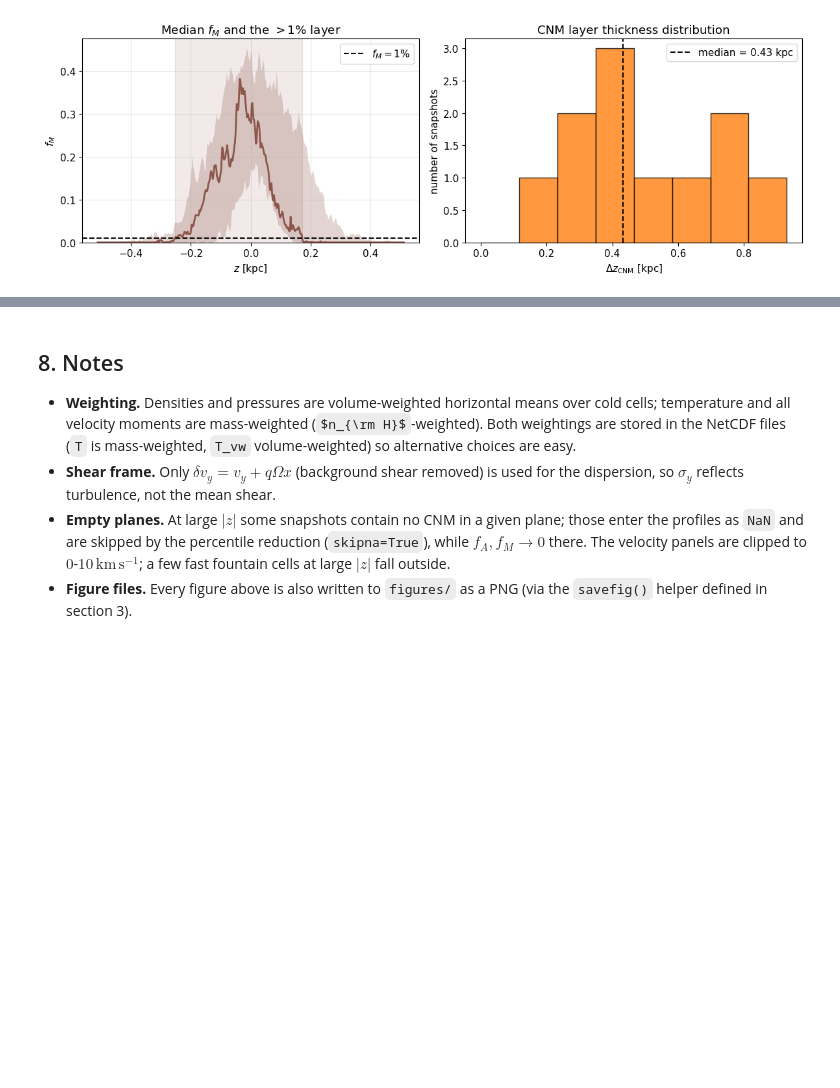
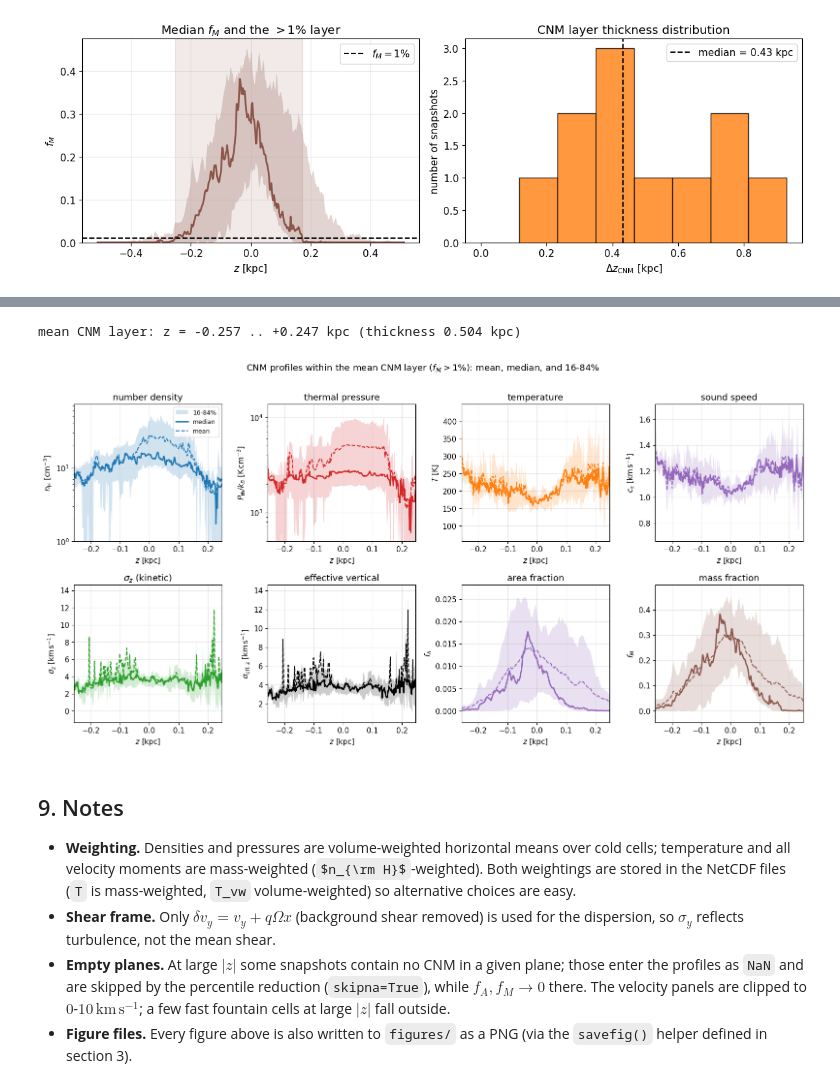
Before and after one commit to PrincetonUniversity/astro-tigress, a Jupyter notebook: notebooks/cnm_vertical_profiles.ipynb, the cells around one changed output, grey strips where cells are left out. Drawn from its saved outputs; the diff is of its cells as text; code cells hidden in the pictures; some formulas as TeX source; blank space fills up the shorter version.

```diff
--- a/notebooks/cnm_vertical_profiles.ipynb
+++ b/notebooks/cnm_vertical_profiles.ipynb
@@ -358,5 +367,71 @@ savefig(fig, "cnm_layer_thickness.png")
+# %%
+# snapshot-mean profile (companion to the median/percentiles in `stat`)
+meands = comb.mean(dim="ivtk", skipna=True)
+
+# the "mean CNM layer": average boundaries from section 7
+zL = float(np.nanmean(zbot))   # mean layer bottom [kpc]
+zH = float(np.nanmean(ztop))   # mean layer top    [kpc]
+zsel = (np.asarray(zkpc) >= zL) & (np.asarray(zkpc) <= zH)
+print(f"mean CNM layer: z = {zL:+.3f} .. {zH:+.3f} kpc (thickness {zH - zL:.3f} kpc)")
+
+
+def plot_layer(ax, name, color="C0", logy=False, title="", ylabel="", ymin=None):
+    # median (solid) + mean (dashed) + 16-84 band, restricted to the mean layer
+    med = stat[name].sel(quantile=0.50)
+    lo = stat[name].sel(quantile=0.16)
+    hi = stat[name].sel(quantile=0.84)
+    mean = meands[name]
+    ax.fill_between(zkpc, lo, hi, color=color, alpha=0.20, lw=0, label="16-84%")
+    ax.plot(zkpc, med, color=color, lw=2, label="median")
+    ax.plot(zkpc, mean, color=color, lw=1.5, ls="--", label="mean")
+    ax.set_xlim(zL, zH)
+    if logy:
+        ax.set_yscale("log")
+    # proper y-range: fit the band and the mean inside the layer, with padding;
+    # a fixed lower bound (ymin) overrides the auto-scaled floor when given.
+    vals = np.concatenate([lo.values[zsel], hi.values[zsel], mean.values[zsel]])
+    vals = vals[np.isfinite(vals)]
+    if vals.size:
+        vmax = float(vals.max())
+        vmin = ymin if ymin is not None else float(vals.min())
+        if logy:
+            lo_lim = ymin if ymin is not None else vmin / 1.4
+            ax.set_ylim(lo_lim, vmax * 1.4)
+        else:
+            pad = 0.10 * (vmax - vmin) + 1e-12
+            lo_lim = ymin if ymin is not None else vmin - pad
+            ax.set_ylim(lo_lim, vmax + pad)
+    ax.set_xlabel(r"$z\ [{\rm kpc}]$")
+    ax.set_ylabel(ylabel)
+    ax.set_title(title)
+    ax.grid(alpha=0.3)
+
+
+fig, axes = plt.subplots(2, 4, figsize=(16, 8))
+plot_layer(axes[0, 0], "nH", "C0", logy=True, ymin=1.0,
+           title="number density", ylabel=r"$n_{\rm H}\ [{\rm cm^{-3}}]$")
+plot_layer(axes[0, 1], "Pth", "C3", logy=True, ymin=5.0e2,
+           title="thermal pressure", ylabel=r"$P_{\rm th}/k_B\ [{\rm K\,cm^{-3}}]$")
+plot_layer(axes[0, 2], "T", "C1",
+           title="temperature", ylabel=r"$T\ [{\rm K}]$")
+plot_layer(axes[0, 3], "cs", "C4",
+           title="sound speed", ylabel=r"$c_s\ [{\rm km\,s^{-1}}]$")
+plot_layer(axes[1, 0], "sigma_z", "C2",
+           title=r"$\sigma_z$ (kinetic)", ylabel=r"$\sigma_z\ [{\rm km\,s^{-1}}]$")
+plot_layer(axes[1, 1], "sigma_eff_z", "k",
+           title="effective vertical", ylabel=r"$\sigma_{\rm eff,z}\ [{\rm km\,s^{-1}}]$")
+plot_layer(axes[1, 2], "f_A", "C4", title="area fraction", ylabel=r"$f_A$")
+plot_layer(axes[1, 3], "f_M", "C5", title="mass fraction", ylabel=r"$f_M$")
+axes[0, 0].legend(fontsize=9, loc="best")
+fig.suptitle(r"CNM profiles within the mean CNM layer ($f_M>1\%$): "
+             r"mean, median, and 16-84%", y=1.01)
+fig.tight_layout()
+savefig(fig, "cnm_layer_profiles.png")
+# %% [output]
+mean CNM layer: z = -0.257 .. +0.247 kpc (thickness 0.504 kpc)
+[figure, added]
 # %% [markdown]
-## 8. Notes
+## 9. Notes
 
 * **Weighting.** Densities and pressures are volume-weighted horizontal means over
   cold cells; temperature and all velocity moments are mass-weighted
```
Also changed, not shown: parts of 1 cell of this notebook, 2 other files.
